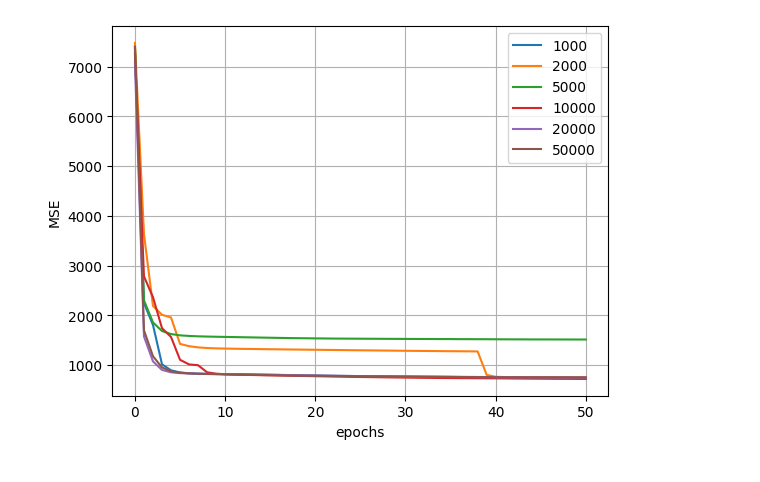
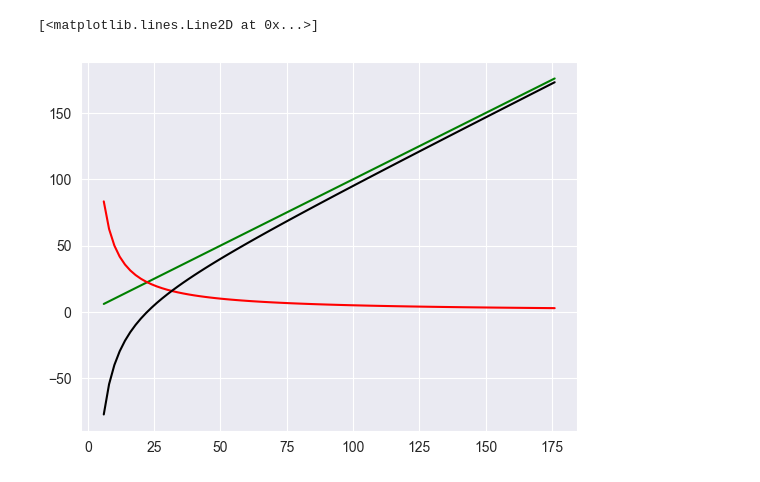
Before and after one commit to TollheitsTobi/test, a Jupyter notebook: visualize.ipynb, the cells around one changed output. Drawn from its saved outputs; the diff is of its cells as text; code cells hidden in the pictures.

```diff
--- a/visualize.ipynb
+++ b/visualize.ipynb
@@ -6,15 +7,9 @@ import seaborn as sbn
-# %%
-df = pd.read_csv("gamedata/data_test_3.csv")
-df = df.drop(["Unnamed: 0"], axis=1)
-n_data = [1000, 2000, 5000, 10000, 20000, 50000]
-x = range(0, 50)
-
-for i in n_data:
-    plt.plot(list(df[f"{i}"]), label=f"{i}")
-    plt.legend()
-    plt.xlabel("epochs")
-    plt.ylabel("MSE")
-plt.grid()
-plt.show()
-# %% [output]
-[figure, removed]
+# %%
+line = np.linspace(6, 176, 86)
+line
+plt.plot(line, line, c="green")
+plt.plot(line, 500 / line, c="red")
+plt.plot(line, line - (500/line), c="black")
+# %% [output]
+[<matplotlib.lines.Line2D at 0x...>]
+[figure, added]
```
Also changed, not shown: parts of 1 cell of this notebook, 16 other files.
